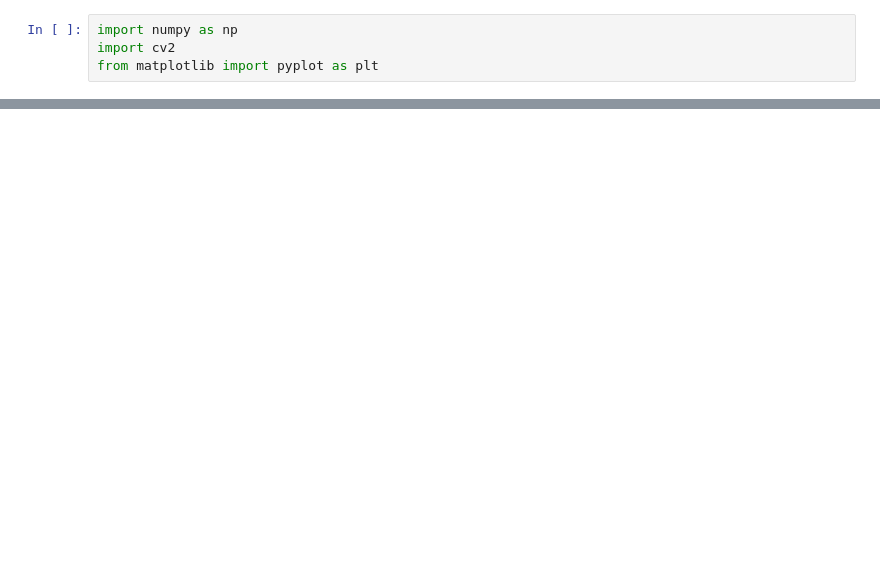
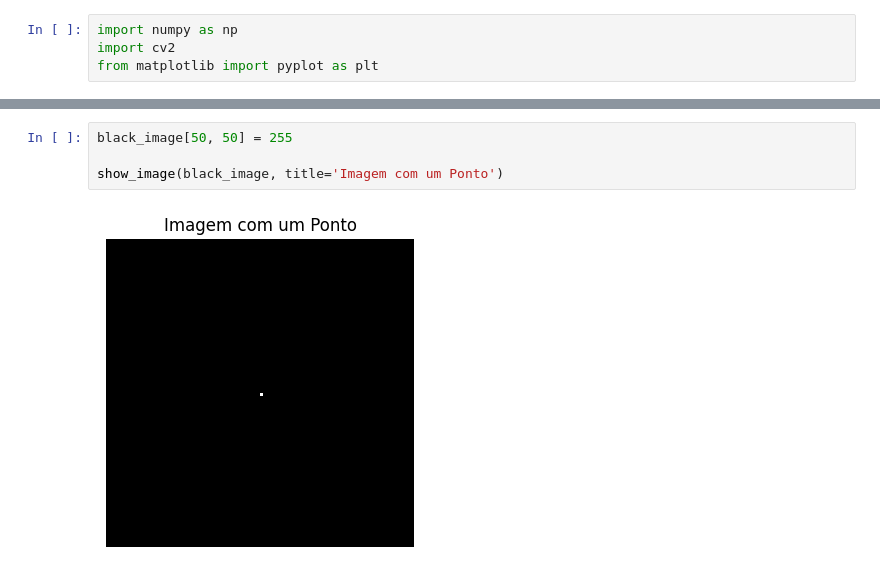
Before and after one commit to richardson-souza/topicos_contemporaneos, a Jupyter notebook: Aula 1 - Introdução às CNNs/01 - Intro CV.ipynb, the cells around one changed output, grey strips where cells are left out. Cells and saved outputs as stored; diff of their text form; blank space fills up the shorter version.

```diff
--- a/Aula 1 - Introdução às CNNs/01 - Intro CV.ipynb
+++ b/Aula 1 - Introdução às CNNs/01 - Intro CV.ipynb
@@ -224,0 +32,6 @@ plt.show()
+# %%
+black_image[50, 50] = 255
+
+show_image(black_image, title='Imagem com um Ponto')
+# %% [output]
+[figure, added]
```
Also changed, not shown: parts of 57 cells of this notebook, 8 other files.
